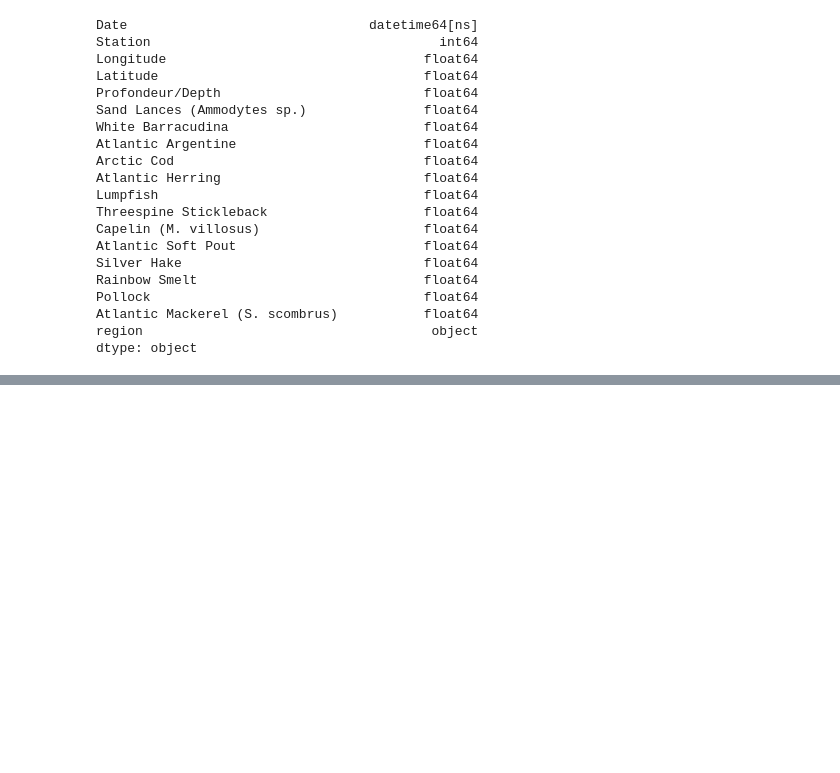
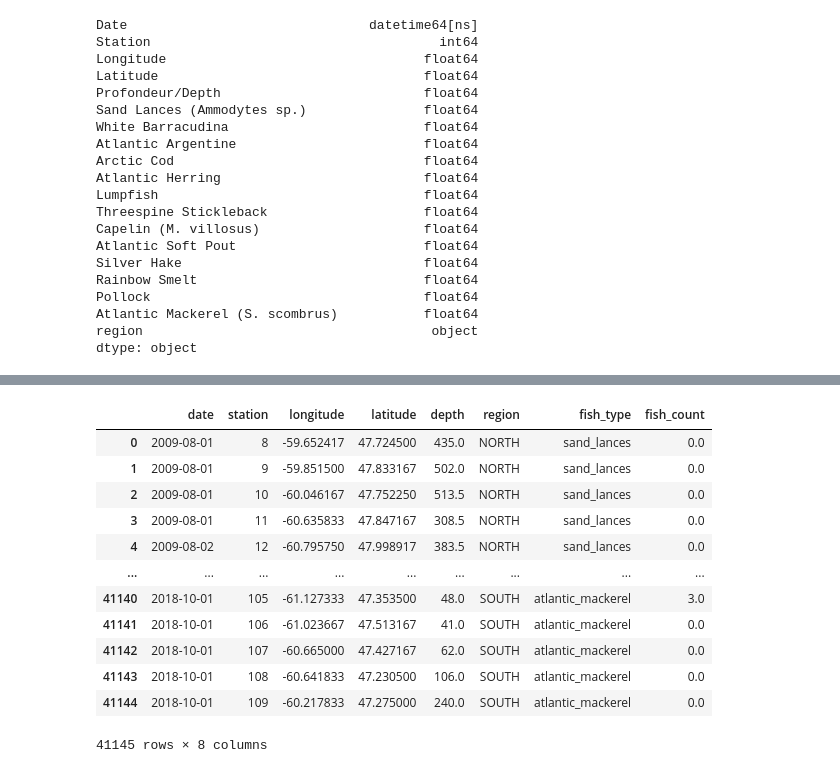
Before and after one commit to minsun-ss/argo_ocean_data_analysis, a Jupyter notebook: notebooks/pelagic_analysis.ipynb, the cells around one changed output, grey strips where cells are left out. Cells and saved outputs as stored; diff of their text form; code cells hidden in the pictures; blank space fills up the shorter version.

```diff
--- a/notebooks/pelagic_analysis.ipynb
+++ b/notebooks/pelagic_analysis.ipynb
@@ -90,0 +91,46 @@ m
+# %%
+# pushing it to database
+
+# for inserting on dataframes
+
+import zipfile
+import pandas as pd
+zip = zipfile.ZipFile('../data/Teleost_Especes_Pelagiques_Abondance_2009-2018.zip')
+zip.namelist()
+
+# let's get the fish mappings - requires specific encoding to be read
+FISH_MAP = pd.read_csv('../data/DataDictionary_DictionnaireDonnees.csv', encoding='cp437', skiprows=10).set_index('Species')
+FISH_MAP = FISH_MAP[['Name _EN']].to_dict('dict')['Name _EN']
+north_fish, south_fish = pd.read_csv(zip.open(zip.namelist()[0])), pd.read_csv(zip.open(zip.namelist()[1]))
+north_fish['region'] = 'NORTH'
+south_fish['region'] = 'SOUTH'
+
+# let's just append the two datasets together and rename the fish mappings to something slightly more human readable
+fish_set = pd.concat([north_fish, south_fish]).rename(columns=FISH_MAP).copy()
+fish_set['Date'] = pd.to_datetime(fish_set['Date'])
+fish_set.columns = [i.lower() for i in fish_set.columns]
+DATABASE_COLUMN_MAPPING = {'profondeur/depth': 'depth', 'sand lances (ammodytes sp.)': 'sand_lances', 'white barracudina': 'white_barracudina',
+                          'atlantic argentine': 'atlantic_argentine', 'arctic cod': 'arctic_cod', 'atlantic herring': 'atlantic_herring',
+                          'threespine stickleback': 'threespine_stickleback', 'capelin (m. villosus)': 'capelin', 'atlantic soft pout': 'atlantic_soft_pout',
+                          'silver hake': 'silver_hake', 'rainbow smelt': 'rainbow_smelt', 'atlantic mackerel (s. scombrus)': 'atlantic_mackerel'}
+fish_set.rename(columns=DATABASE_COLUMN_MAPPING, inplace=True)
+
+melted_columns = [i for i in fish_set.columns if i not in ['date', 'station', 'longitude', 'latitude', 'depth', 'region']]
+melted_fish_set = pd.melt(fish_set, id_vars=['date', 'station', 'longitude', 'latitude', 'depth', 'region'], value_vars=melted_columns)
+melted_fish_set.rename(columns={'value': 'fish_count', 'variable': 'fish_type'}, inplace=True)
+display(melted_fish_set)
+# db.insert_table(table_name='fish_data', df=melted_fish_set)
+# %% [output]
+|  | date | station | longitude | latitude | depth | region | fish_type | fish_count |
+| 0 | 2009-08-01 | 8 | -59.652417 | 47.724500 | 435.0 | NORTH | sand_lances | 0.0 |
+| 1 | 2009-08-01 | 9 | -59.851500 | 47.833167 | 502.0 | NORTH | sand_lances | 0.0 |
+| 2 | 2009-08-01 | 10 | -60.046167 | 47.752250 | 513.5 | NORTH | sand_lances | 0.0 |
+| 3 | 2009-08-01 | 11 | -60.635833 | 47.847167 | 308.5 | NORTH | sand_lances | 0.0 |
+| 4 | 2009-08-02 | 12 | -60.795750 | 47.998917 | 383.5 | NORTH | sand_lances | 0.0 |
+| ... | ... | ... | ... | ... | ... | ... | ... | ... |
+| 41140 | 2018-10-01 | 105 | -61.127333 | 47.353500 | 48.0 | SOUTH | atlantic_mackerel | 3.0 |
+| 41141 | 2018-10-01 | 106 | -61.023667 | 47.513167 | 41.0 | SOUTH | atlantic_mackerel | 0.0 |
+| 41142 | 2018-10-01 | 107 | -60.665000 | 47.427167 | 62.0 | SOUTH | atlantic_mackerel | 0.0 |
+| 41143 | 2018-10-01 | 108 | -60.641833 | 47.230500 | 106.0 | SOUTH | atlantic_mackerel | 0.0 |
+| 41144 | 2018-10-01 | 109 | -60.217833 | 47.275000 | 240.0 | SOUTH | atlantic_mackerel | 0.0 |
+41145 rows × 8 columns
```
Also changed, not shown: parts of 2 cells of this notebook, 2 other files.
